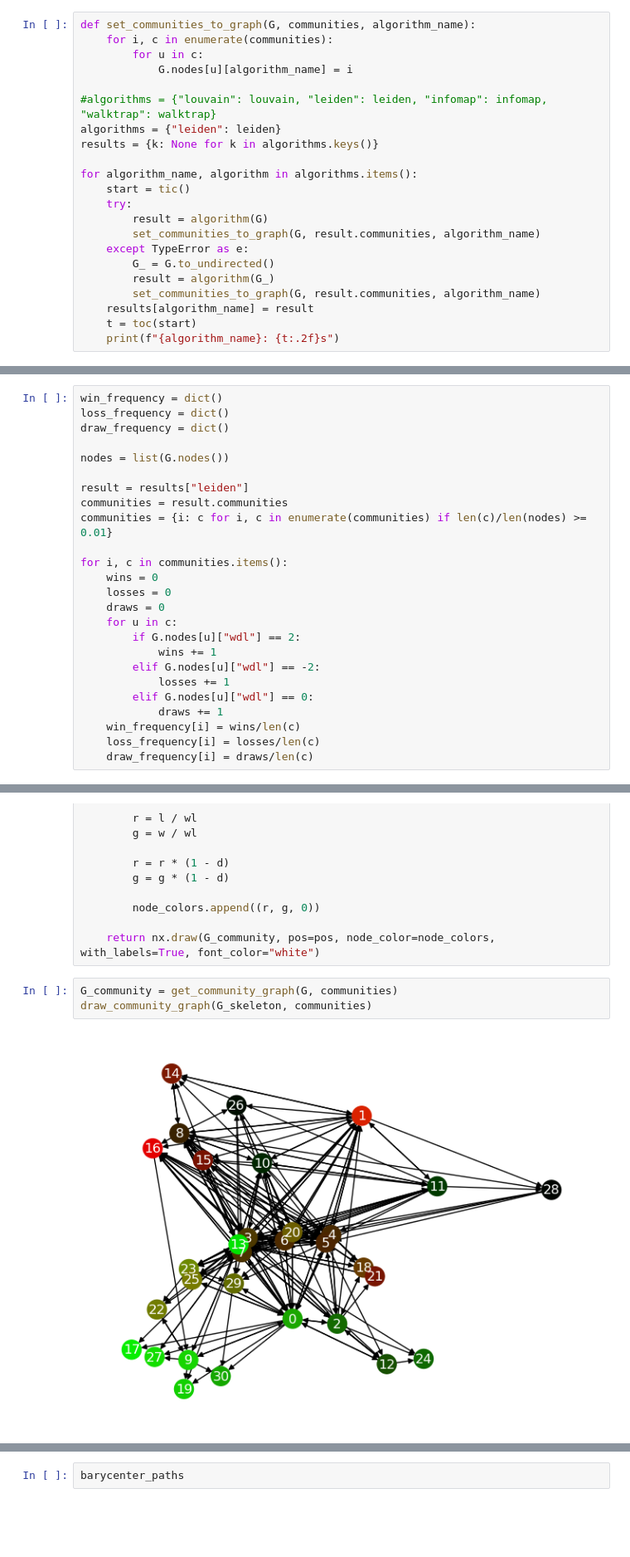
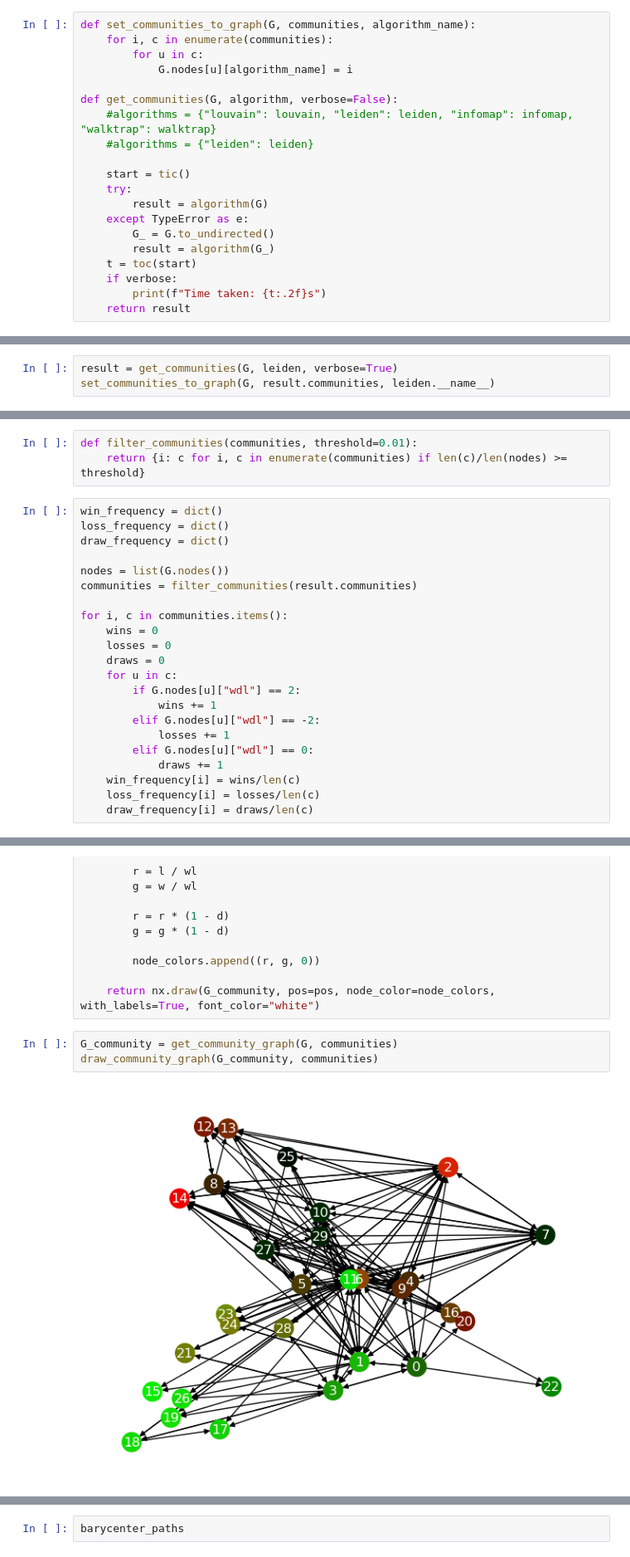
Before and after one commit to matejck/Chess-endgame-network-analysis, a Jupyter notebook: Metrics.ipynb, the cells around one changed output, grey strips where cells are left out. Shown at 83% size. Cells and saved outputs as stored; diff of their text form; blank space fills up the shorter version.

```diff
--- a/Metrics.ipynb
+++ b/Metrics.ipynb
@@ -29,19 +33,17 @@ def set_communities_to_graph(G, communities, algorithm_name):
         for u in c:
             G.nodes[u][algorithm_name] = i
 
-#algorithms = {"louvain": louvain, "leiden": leiden, "infomap": infomap, "walktrap": walktrap}
-algorithms = {"leiden": leiden}
-results = {k: None for k in algorithms.keys()}
+def get_communities(G, algorithm, verbose=False):
+    #algorithms = {"louvain": louvain, "leiden": leiden, "infomap": infomap, "walktrap": walktrap}
+    #algorithms = {"leiden": leiden}
 
-for algorithm_name, algorithm in algorithms.items():
     start = tic()
     try:
         result = algorithm(G)
-        set_communities_to_graph(G, result.communities, algorithm_name)
     except TypeError as e:
         G_ = G.to_undirected()
         result = algorithm(G_)
-        set_communities_to_graph(G, result.communities, algorithm_name)
-    results[algorithm_name] = result
     t = toc(start)
-    print(f"{algorithm_name}: {t:.2f}s")
+    if verbose:
+        print(f"Time taken: {t:.2f}s")
+    return result
@@ -49,0 +50,3 @@ leiden: 16.68s
+# %%
+result = get_communities(G, leiden, verbose=True)
+set_communities_to_graph(G, result.communities, leiden.__name__)
@@ -66,13 +71,13 @@ G.nodes[0]
+# %%
+def filter_communities(communities, threshold=0.01):
+    return {i: c for i, c in enumerate(communities) if len(c)/len(nodes) >= threshold}
 # %%
 win_frequency = dict()
 loss_frequency = dict()
 draw_frequency = dict()
 
 nodes = list(G.nodes())
-
-result = results["leiden"]
-communities = result.communities
-communities = {i: c for i, c in enumerate(communities) if len(c)/len(nodes) >= 0.01}
+communities = filter_communities(result.communities)
 
 for i, c in communities.items():
     wins = 0
@@ -282,6 +268,6 @@ def draw_community_graph(G_community, communities):
     return nx.draw(G_community, pos=pos, node_color=node_colors, with_labels=True, font_color="white")
 # %%
 G_community = get_community_graph(G, communities)
-draw_community_graph(G_skeleton, communities)
+draw_community_graph(G_community, communities)
 # %% [output]
-[figure, old version]
+[figure, new version]
```
Also changed, not shown: parts of 35 cells of this notebook, 1 other file.
